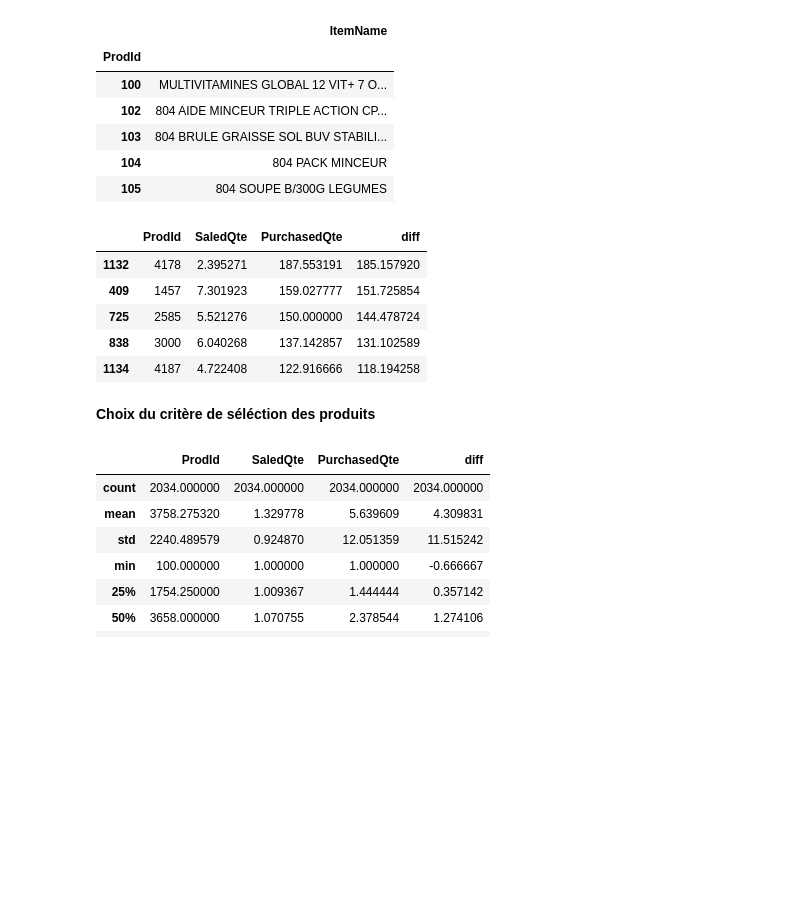
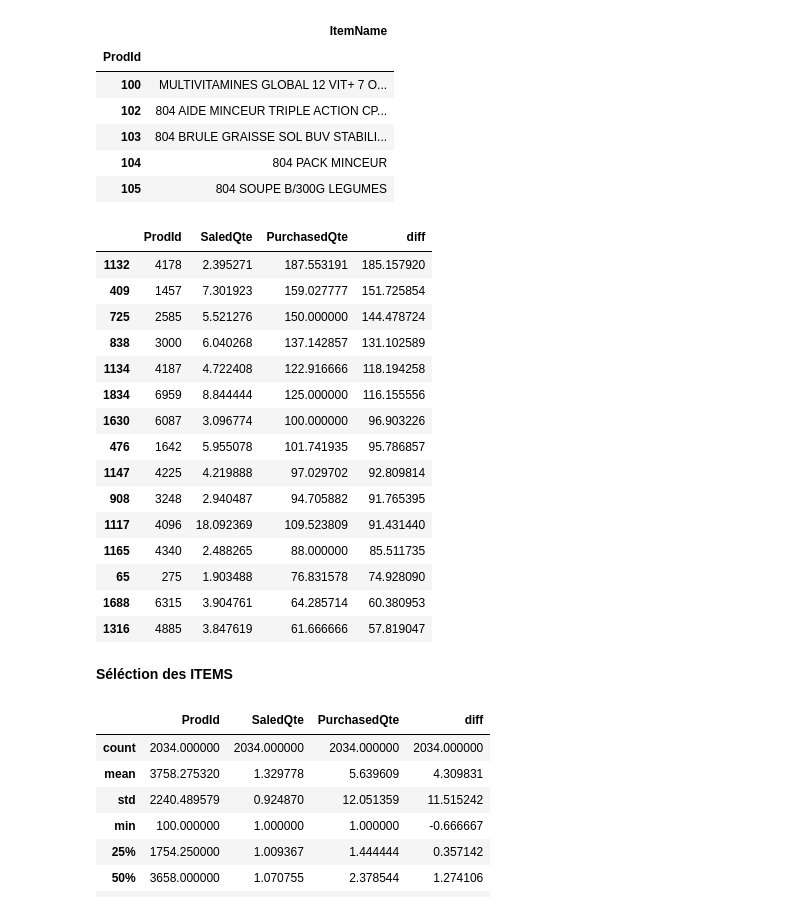
Before and after one commit to Fenokely/projetia_iasm1, a Jupyter notebook: data_visualisation.ipynb, the cells around one changed output. Saved outputs shown, nothing was run; the diff lists cells and outputs as text; code cells hidden in the pictures; blank space fills up the shorter version.

```diff
--- a/data_visualisation.ipynb
+++ b/data_visualisation.ipynb
@@ -122,16 +122,26 @@ item_map.head()
 | 104 | 804 PACK MINCEUR |
 | 105 | 804 SOUPE B/300G LEGUMES |
 # %%
-selected_items.sort_values(by = 'diff',ascending=False).head()
+selected_items.sort_values(by = 'diff',ascending=False).head(15)
 # %% [output]
 |  | ProdId | SaledQte | PurchasedQte | diff |
 | 1132 | 4178 | 2.395271 | 187.553191 | 185.157920 |
 | 409 | 1457 | 7.301923 | 159.027777 | 151.725854 |
 | 725 | 2585 | 5.521276 | 150.000000 | 144.478724 |
 | 838 | 3000 | 6.040268 | 137.142857 | 131.102589 |
 | 1134 | 4187 | 4.722408 | 122.916666 | 118.194258 |
+| 1834 | 6959 | 8.844444 | 125.000000 | 116.155556 |
+| 1630 | 6087 | 3.096774 | 100.000000 | 96.903226 |
+| 476 | 1642 | 5.955078 | 101.741935 | 95.786857 |
+| 1147 | 4225 | 4.219888 | 97.029702 | 92.809814 |
+| 908 | 3248 | 2.940487 | 94.705882 | 91.765395 |
+| 1117 | 4096 | 18.092369 | 109.523809 | 91.431440 |
+| 1165 | 4340 | 2.488265 | 88.000000 | 85.511735 |
+| 65 | 275 | 1.903488 | 76.831578 | 74.928090 |
+| 1688 | 6315 | 3.904761 | 64.285714 | 60.380953 |
+| 1316 | 4885 | 3.847619 | 61.666666 | 57.819047 |
-# %% [markdown]
-**Choix du critère de séléction des produits**
+# %% [markdown]
+**Séléction des ITEMS**
 # %%
 selected_items.describe()
 # %% [output]
```
Also changed, not shown: parts of 22 cells of this notebook, 4 other files.
